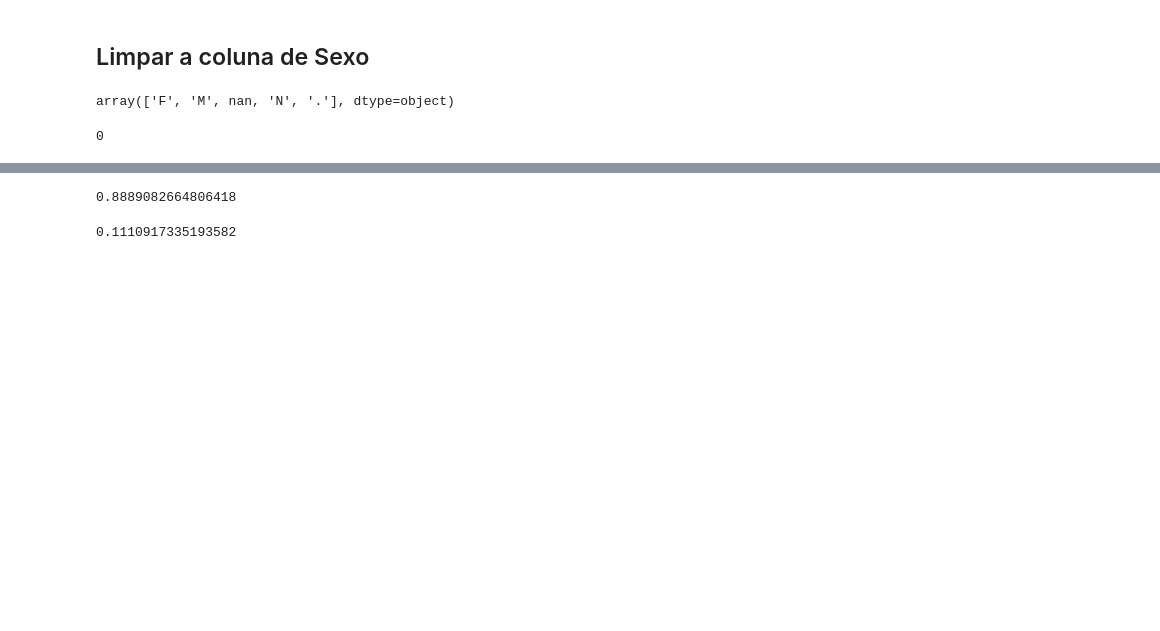
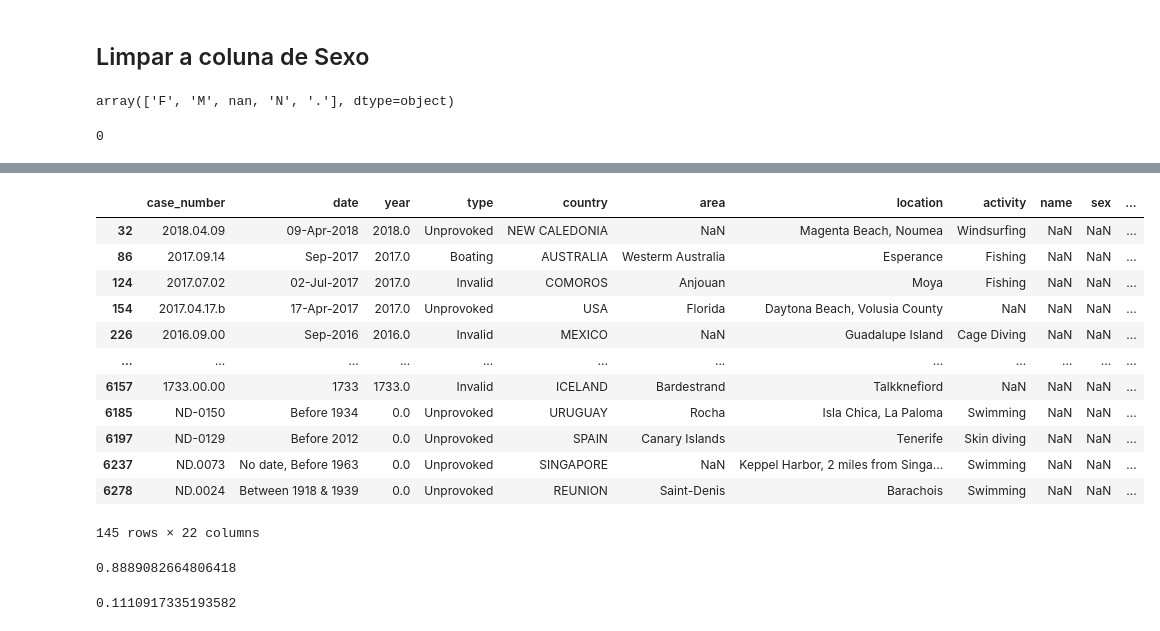
Before and after one commit to LucasAPerfeito/Project-Shark-Attack, a Jupyter notebook: Projeto - Shark Attack.ipynb, the cells around one changed output, grey strips where cells are left out. Saved outputs shown, nothing was run; the diff lists cells and outputs as text; code cells hidden in the pictures; blank space fills up the shorter version.

```diff
--- a/Projeto - Shark Attack.ipynb
+++ b/Projeto - Shark Attack.ipynb
@@ -214,3 +225,19 @@ df[df['sex'] == None]
+# %%
+df[df['sex'].isna() & df['name'].isna()]
+# %% [output]
+|  | case_number | date | year | type | country | area | location | activity | name | sex | ... |
+| 32 | 2018.04.09 | 09-Apr-2018 | 2018.0 | Unprovoked | NEW CALEDONIA | NaN | Magenta Beach, Noumea | Windsurfing | NaN | NaN | ... |
+| 86 | 2017.09.14 | Sep-2017 | 2017.0 | Boating | AUSTRALIA | Westerm Australia | Esperance | Fishing | NaN | NaN | ... |
+| 124 | 2017.07.02 | 02-Jul-2017 | 2017.0 | Invalid | COMOROS | Anjouan | Moya | Fishing | NaN | NaN | ... |
+| 154 | 2017.04.17.b | 17-Apr-2017 | 2017.0 | Unprovoked | USA | Florida | Daytona Beach, Volusia County | NaN | NaN | NaN | ... |
+| 226 | 2016.09.00 | Sep-2016 | 2016.0 | Invalid | MEXICO | NaN | Guadalupe Island | Cage Diving | NaN | NaN | ... |
+| ... | ... | ... | ... | ... | ... | ... | ... | ... | ... | ... | ... |
+| 6157 | 1733.00.00 | 1733 | 1733.0 | Invalid | ICELAND | Bardestrand | Talkknefiord | NaN | NaN | NaN | ... |
+| 6185 | ND-0150 | Before 1934 | 0.0 | Unprovoked | URUGUAY | Rocha | Isla Chica, La Paloma | Swimming | NaN | NaN | ... |
+| 6197 | ND-0129 | Before 2012 | 0.0 | Unprovoked | SPAIN | Canary Islands | Tenerife | Skin diving | NaN | NaN | ... |
+| 6237 | ND.0073 | No date, Before 1963 | 0.0 | Unprovoked | SINGAPORE | NaN | Keppel Harbor, 2 miles from Singa... | Swimming | NaN | NaN | ... |
+| 6278 | ND.0024 | Between 1918 & 1939 | 0.0 | Unprovoked | REUNION | Saint-Denis | Barachois | Swimming | NaN | NaN | ... |
+145 rows × 22 columns
 # %%
 proporção_homem =  sum(df['sex'] == 'M') / (sum(df['sex'] == 'F') + sum(df['sex'] == 'M'))
 proporção_homem
```
Also changed, not shown: parts of 30 cells of this notebook.
